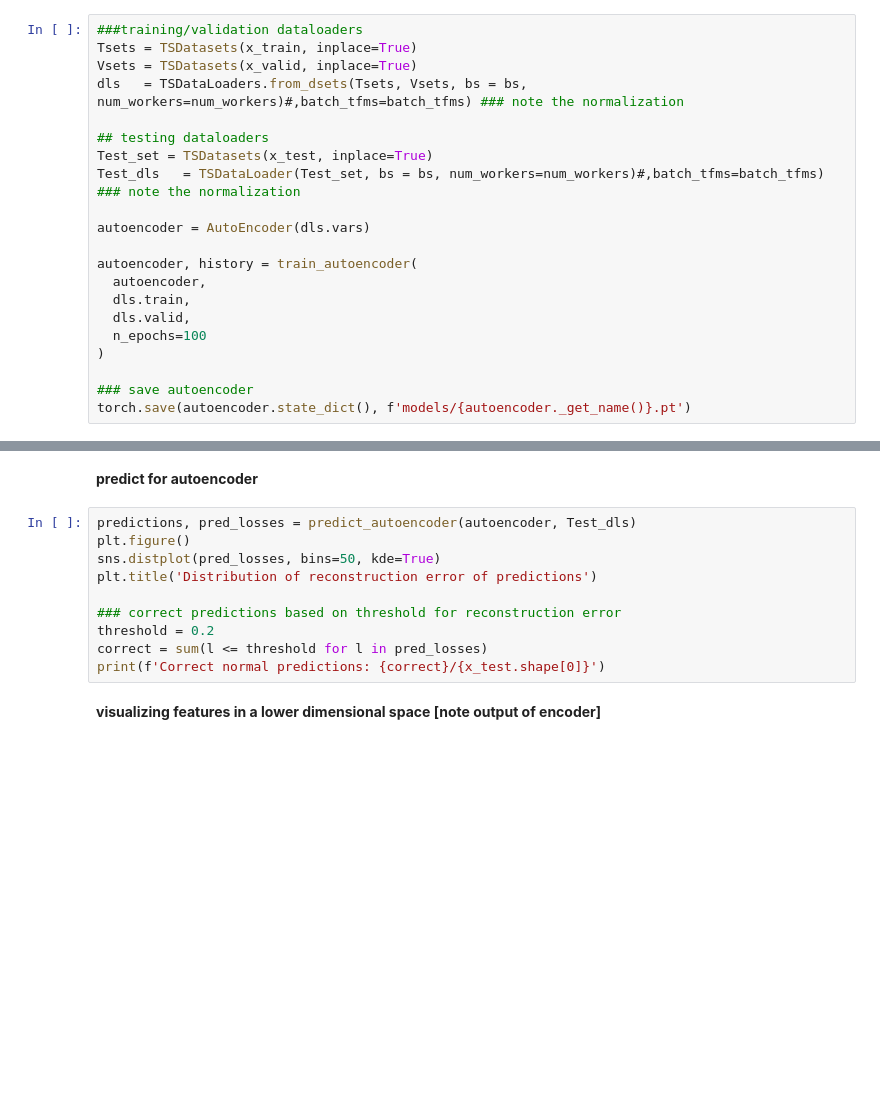
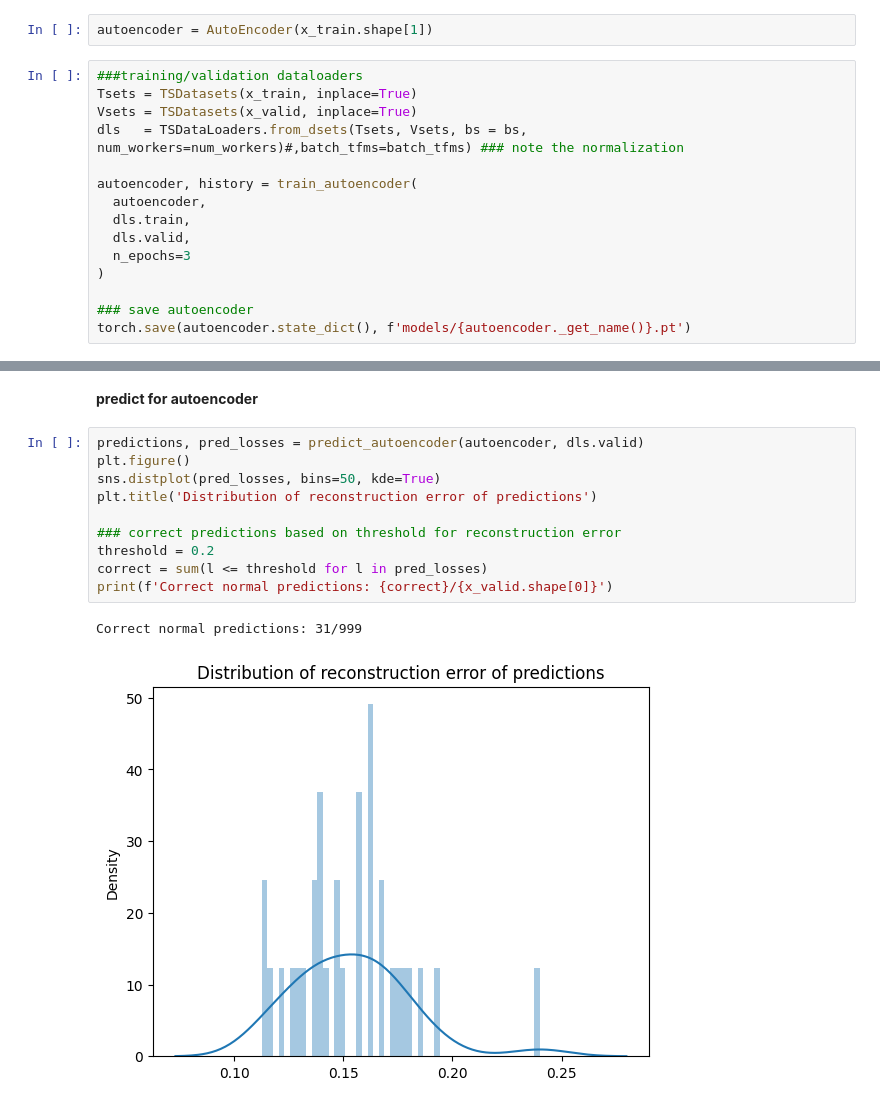
Before and after one commit to MajedNaN/TimeSeriesClassification, a Jupyter notebook: main2.ipynb, the cells around one changed output, grey strips where cells are left out. Saved outputs shown, nothing was run; the diff lists cells and outputs as text; blank space fills up the shorter version.

```diff
--- a/main2.ipynb
+++ b/main2.ipynb
@@ -96,23 +107,19 @@ bs = hyperparams['model']['bs']
 num_workers = hyperparams['model']['num_workers']
 # %% [markdown]
 Training
+# %%
+autoencoder = AutoEncoder(x_train.shape[1])
 # %%
 ###training/validation dataloaders
 Tsets = TSDatasets(x_train, inplace=True)
 Vsets = TSDatasets(x_valid, inplace=True)
 dls   = TSDataLoaders.from_dsets(Tsets, Vsets, bs = bs, num_workers=num_workers)#,batch_tfms=batch_tfms) ### note the normalization
 
-## testing dataloaders
-Test_set = TSDatasets(x_test, inplace=True)
-Test_dls   = TSDataLoader(Test_set, bs = bs, num_workers=num_workers)#,batch_tfms=batch_tfms) ### note the normalization
-
-autoencoder = AutoEncoder(dls.vars)
-
 autoencoder, history = train_autoencoder(
   autoencoder,
   dls.train,
   dls.valid,
-  n_epochs=100
+  n_epochs=3
 )
 
 ### save autoencoder
@@ -129,14 +142,15 @@ plt.show()
 # %% [markdown]
 **predict for autoencoder**
 # %%
-predictions, pred_losses = predict_autoencoder(autoencoder, Test_dls)
+predictions, pred_losses = predict_autoencoder(autoencoder, dls.valid)
 plt.figure()
 sns.distplot(pred_losses, bins=50, kde=True)
 plt.title('Distribution of reconstruction error of predictions')
 
 ### correct predictions based on threshold for reconstruction error
 threshold = 0.2
 correct = sum(l <= threshold for l in pred_losses)
-print(f'Correct normal predictions: {correct}/{x_test.shape[0]}')
+print(f'Correct normal predictions: {correct}/{x_valid.shape[0]}')
+# %% [output]
+Correct normal predictions: 31/999
+[figure, added]
-# %% [markdown]
-**visualizing features in a lower dimensional space [note output of encoder]**
```
Also changed, not shown: parts of 9 cells of this notebook, 2 other files.
